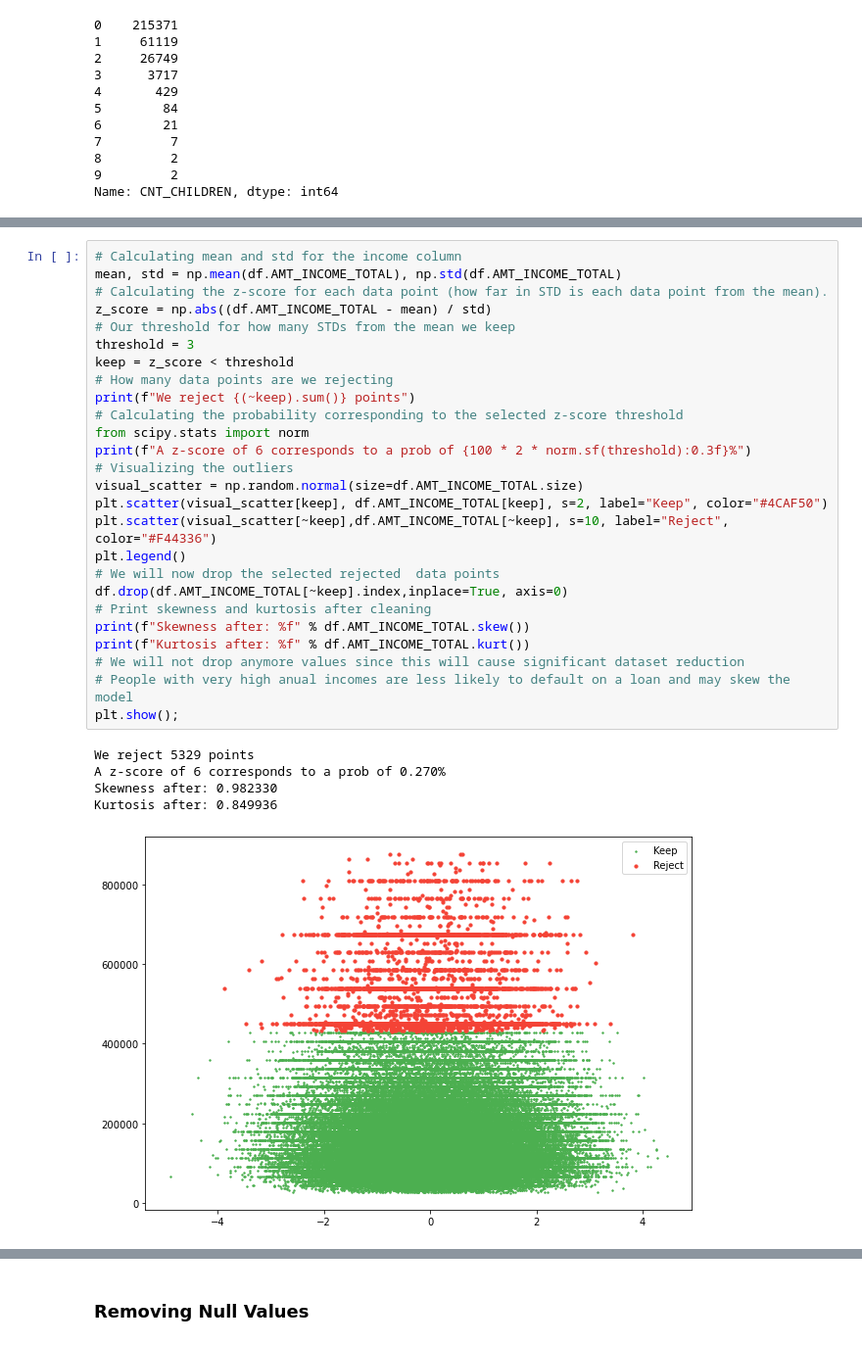
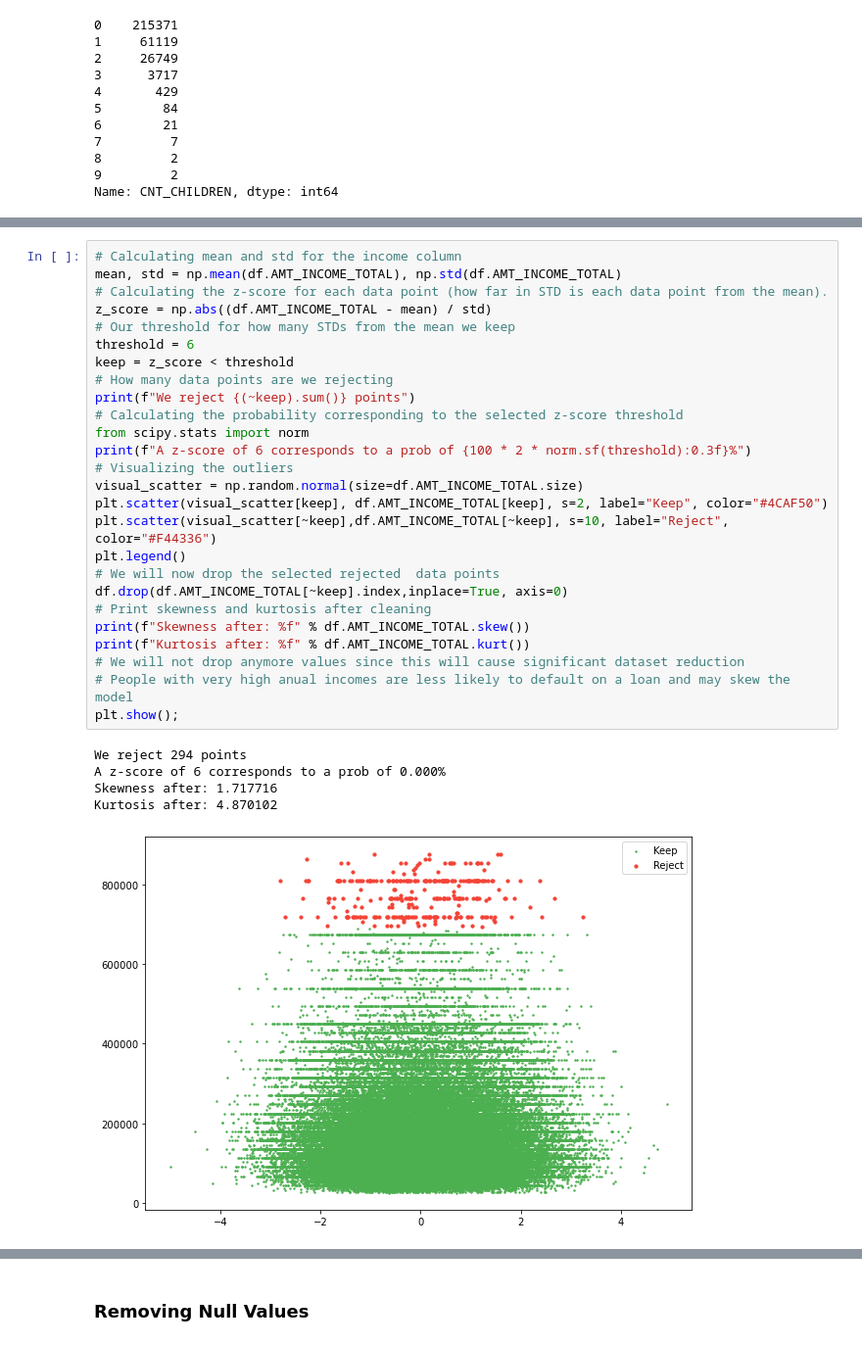
Before and after one commit to SharelCooper/LoanDefaultAnalysisAndMLPredicton, a Jupyter notebook: Loan Project.ipynb, the cells around one changed output, grey strips where cells are left out. Shown at 98% size. Saved outputs shown, nothing was run; the diff lists cells and outputs as text.

```diff
--- a/Loan Project.ipynb
+++ b/Loan Project.ipynb
@@ -265,35 +265,35 @@ Kurtosis before: 191782.788849
 # %%
 # Calculating mean and std for the income column
 mean, std = np.mean(df.AMT_INCOME_TOTAL), np.std(df.AMT_INCOME_TOTAL)
 # Calculating the z-score for each data point (how far in STD is each data point from the mean).
 z_score = np.abs((df.AMT_INCOME_TOTAL - mean) / std)
 # Our threshold for how many STDs from the mean we keep
-threshold = 3
+threshold = 6
 keep = z_score < threshold
 # How many data points are we rejecting
 print(f"We reject {(~keep).sum()} points")
 # Calculating the probability corresponding to the selected z-score threshold
 from scipy.stats import norm
 print(f"A z-score of 6 corresponds to a prob of {100 * 2 * norm.sf(threshold):0.3f}%")
 # Visualizing the outliers
 visual_scatter = np.random.normal(size=df.AMT_INCOME_TOTAL.size)
 plt.scatter(visual_scatter[keep], df.AMT_INCOME_TOTAL[keep], s=2, label="Keep", color="#4CAF50")
 plt.scatter(visual_scatter[~keep],df.AMT_INCOME_TOTAL[~keep], s=10, label="Reject", color="#F44336")
 plt.legend()
 # We will now drop the selected rejected  data points
 df.drop(df.AMT_INCOME_TOTAL[~keep].index,inplace=True, axis=0)
 # Print skewness and kurtosis after cleaning
 print(f"Skewness after: %f" % df.AMT_INCOME_TOTAL.skew())
 print(f"Kurtosis after: %f" % df.AMT_INCOME_TOTAL.kurt())
 # We will not drop anymore values since this will cause significant dataset reduction
 # People with very high anual incomes are less likely to default on a loan and may skew the model
 plt.show();
 # %% [output]
-We reject 5329 points
-A z-score of 6 corresponds to a prob of 0.270%
-Skewness after: 0.982330
-Kurtosis after: 0.849936
+We reject 294 points
+A z-score of 6 corresponds to a prob of 0.000%
+Skewness after: 1.717716
+Kurtosis after: 4.870102
-[figure, old version]
+[figure, new version]
 # %%
 # Reengineer the DAYS_BIRTH column to show age of client in years.
 df.DAYS_BIRTH = df.DAYS_BIRTH / -365
```
Also changed, not shown: parts of 27 cells of this notebook.
